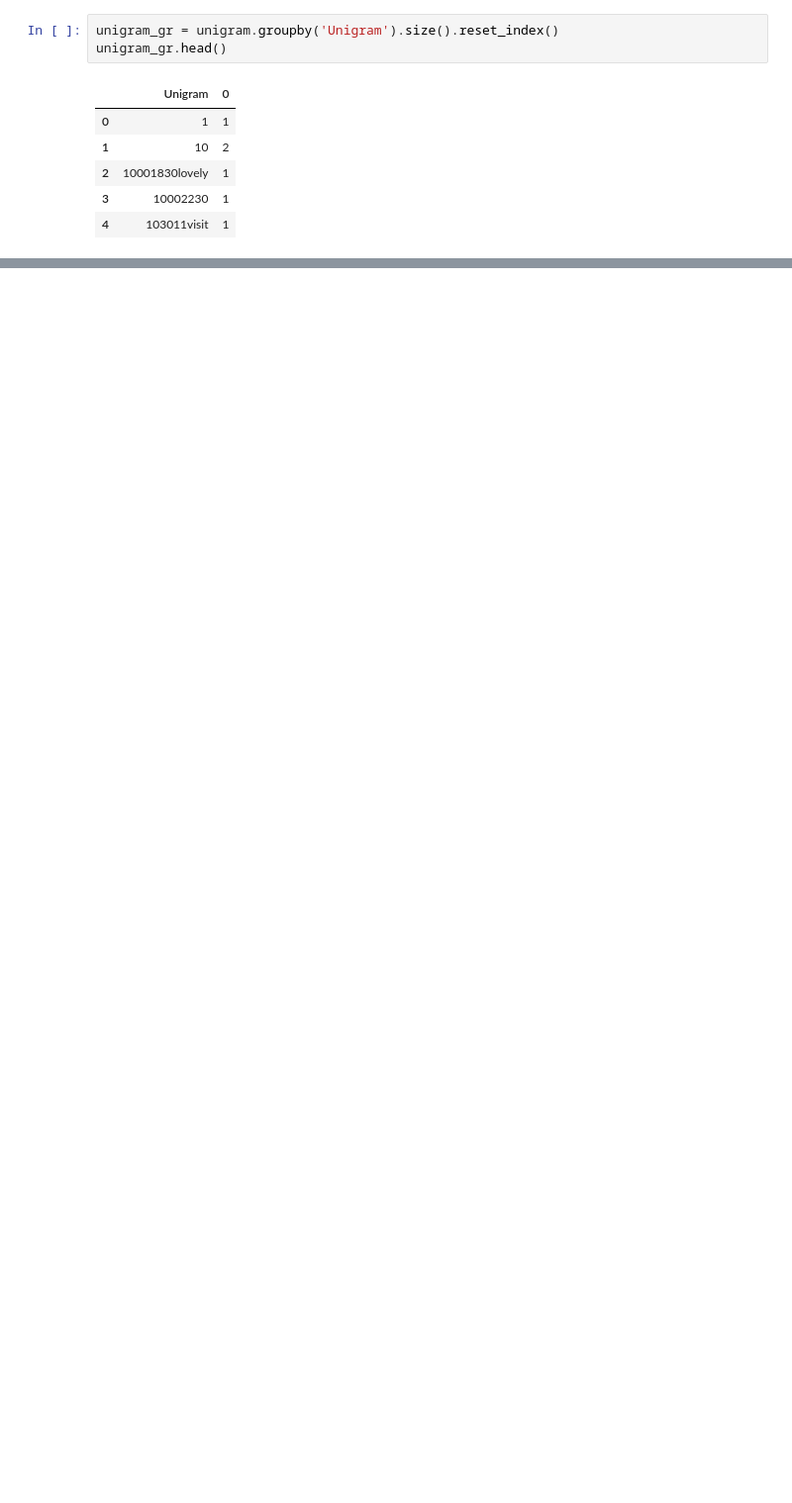
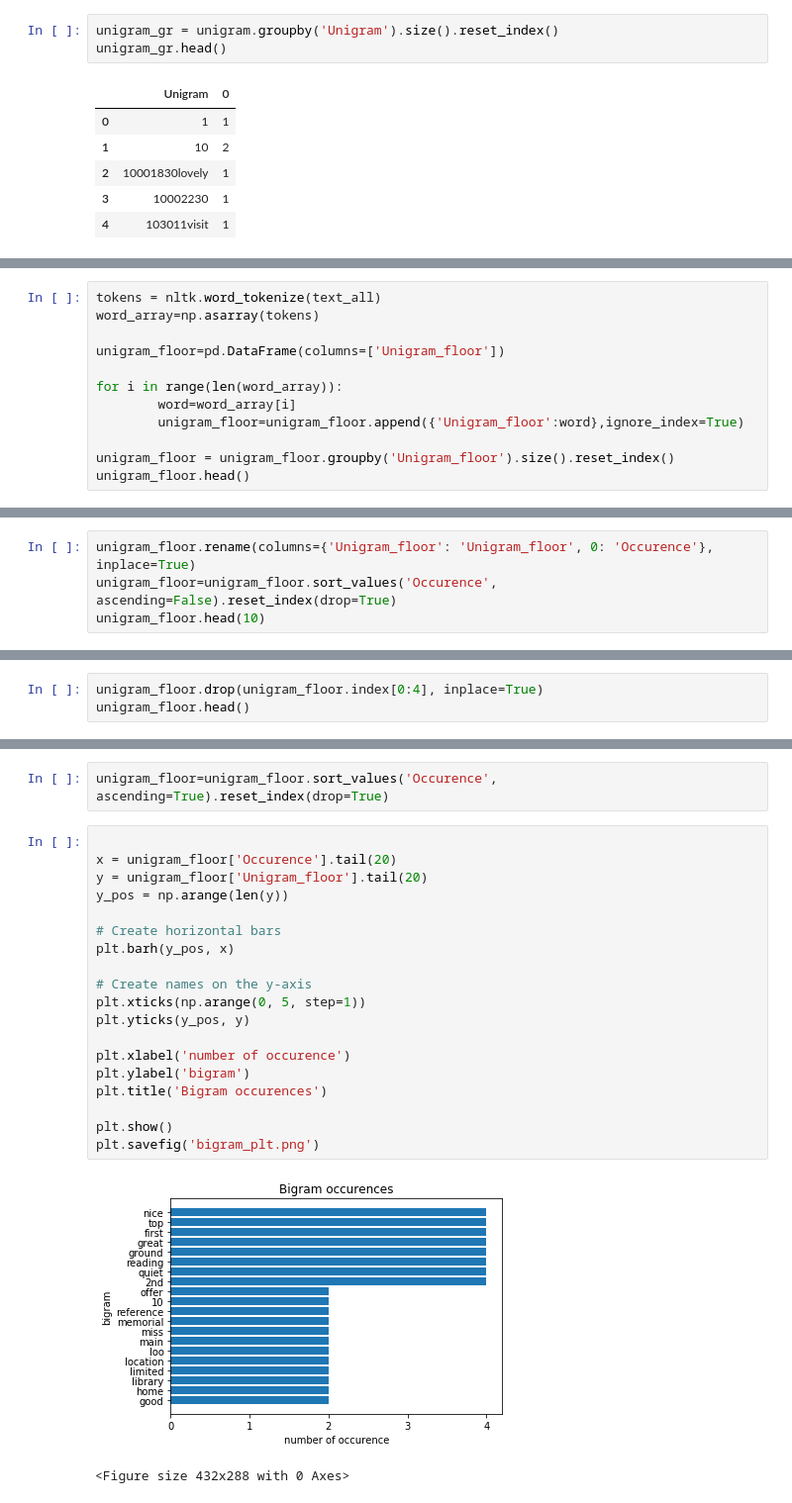
Before and after one commit to NamiF/library_project, a Jupyter notebook: NF_livelier_libraries.ipynb, the cells around one changed output, grey strips where cells are left out. Shown at 99% size. Drawn from its saved outputs; the diff is of its cells as text; blank space fills up the shorter version.

```diff
--- a/NF_livelier_libraries.ipynb
+++ b/NF_livelier_libraries.ipynb
@@ -735,0 +1024,12 @@ Occurence
+# %%
+tokens = nltk.word_tokenize(text_all)
+word_array=np.asarray(tokens)
+
+unigram_floor=pd.DataFrame(columns=['Unigram_floor'])
+
+for i in range(len(word_array)):
+        word=word_array[i]
+        unigram_floor=unigram_floor.append({'Unigram_floor':word},ignore_index=True)
+
+unigram_floor = unigram_floor.groupby('Unigram_floor').size().reset_index()
+unigram_floor.head()
@@ -735,0 +1043,4 @@ Occurence
+# %%
+unigram_floor.rename(columns={'Unigram_floor': 'Unigram_floor', 0: 'Occurence'}, inplace=True)
+unigram_floor=unigram_floor.sort_values('Occurence', ascending=False).reset_index(drop=True)
+unigram_floor.head(10)
@@ -735,0 +1059,3 @@ Occurence
+# %%
+unigram_floor.drop(unigram_floor.index[0:4], inplace=True)
+unigram_floor.head()
@@ -735,0 +1069,24 @@ Occurence
+# %%
+unigram_floor=unigram_floor.sort_values('Occurence', ascending=True).reset_index(drop=True)
+# %%
+
+x = unigram_floor['Occurence'].tail(20)
+y = unigram_floor['Unigram_floor'].tail(20)
+y_pos = np.arange(len(y))
+
+# Create horizontal bars
+plt.barh(y_pos, x)
+
+# Create names on the y-axis
+plt.xticks(np.arange(0, 5, step=1))
+plt.yticks(y_pos, y)
+
+plt.xlabel('number of occurence')
+plt.ylabel('bigram')
+plt.title('Bigram occurences')
+
+plt.show()
+plt.savefig('bigram_plt.png')
+# %% [output]
+[figure, added]
+<Figure size 432x288 with 0 Axes>
```
Also changed, not shown: parts of 49 cells of this notebook, 2 other files.
